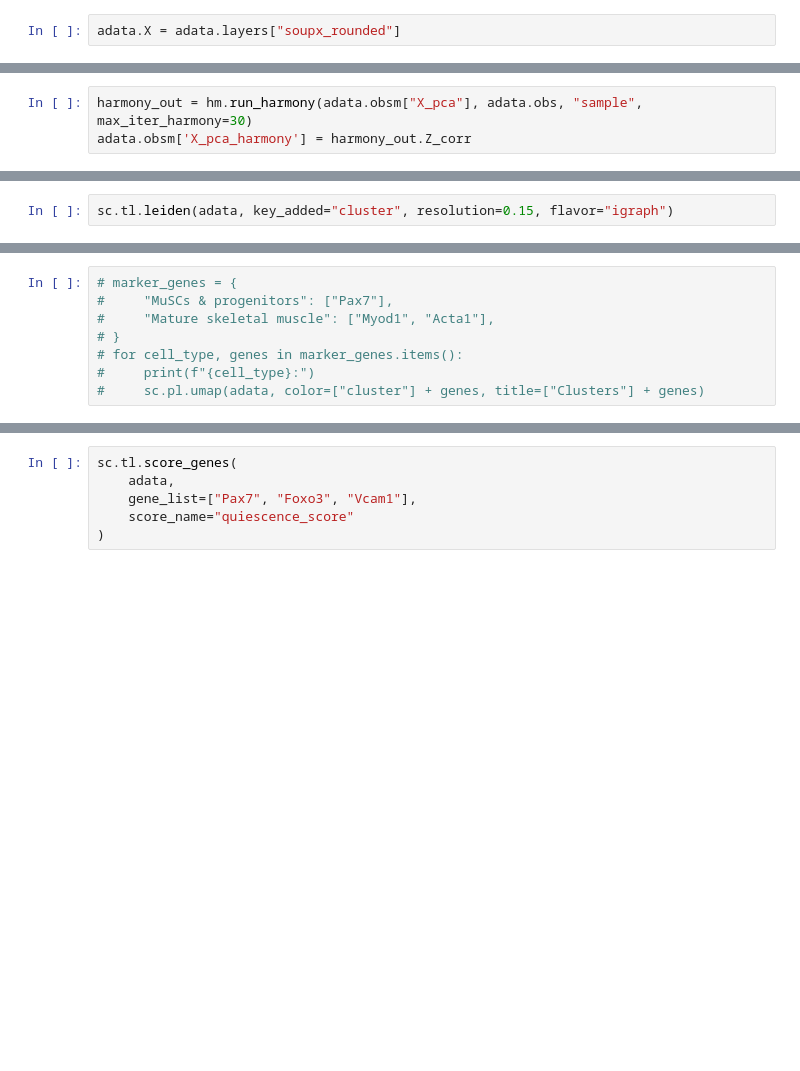
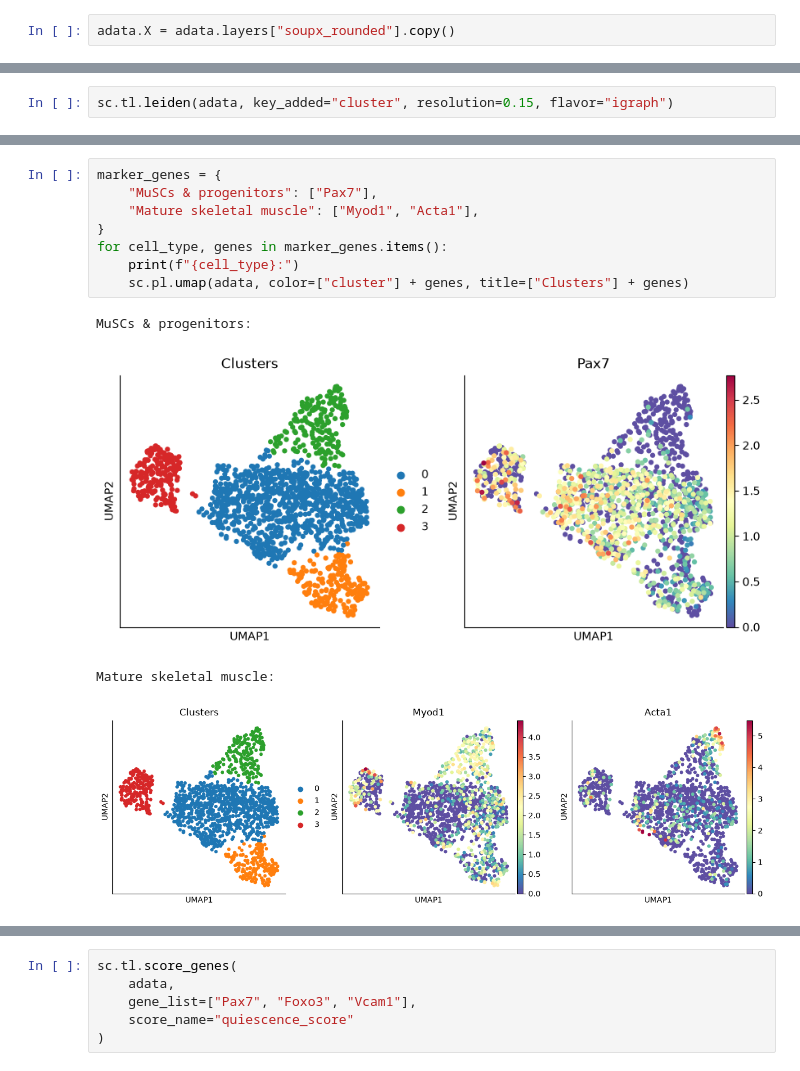
Before and after one commit to CBC-UCONN/Single-Cell-Transcriptomics, a Jupyter notebook: micheli_mouse_muscle/scripts/10_pseudotime.ipynb, the cells around one changed output, grey strips where cells are left out. Saved outputs shown, nothing was run; the diff lists cells and outputs as text; blank space fills up the shorter version.

```diff
--- a/micheli_mouse_muscle/scripts/10_pseudotime.ipynb
+++ b/micheli_mouse_muscle/scripts/10_pseudotime.ipynb
@@ -12,6 +12,6 @@ adata = sc.read("../results/adata/09-annotation.h5ad")
 # %%
 adata = adata[adata.obs["cell_type"] == "muscle"].copy()
 # %%
-adata.X = adata.layers["soupx_rounded"]
+adata.X = adata.layers["soupx_rounded"].copy()
 # %%
 adata.obs["sample"].value_counts()
@@ -37,3 +64,0 @@ sc.pl.pca_scatter(adata, color="sample", components=["1,2", "3,4"])
-# %%
-harmony_out = hm.run_harmony(adata.obsm["X_pca"], adata.obs, "sample", max_iter_harmony=30)
-adata.obsm['X_pca_harmony'] = harmony_out.Z_corr
@@ -52,10 +79,15 @@ sc.pl.umap(adata, color="cluster", legend_loc="on data")
 # %%
-# marker_genes = {
-#     "MuSCs & progenitors": ["Pax7"],
-#     "Mature skeletal muscle": ["Myod1", "Acta1"],
-# }
-# for cell_type, genes in marker_genes.items():
-#     print(f"{cell_type}:")
-#     sc.pl.umap(adata, color=["cluster"] + genes, title=["Clusters"] + genes)
+marker_genes = {
+    "MuSCs & progenitors": ["Pax7"],
+    "Mature skeletal muscle": ["Myod1", "Acta1"],
+}
+for cell_type, genes in marker_genes.items():
+    print(f"{cell_type}:")
+    sc.pl.umap(adata, color=["cluster"] + genes, title=["Clusters"] + genes)
+# %% [output]
+MuSCs & progenitors:
+[figure, added]
+Mature skeletal muscle:
+[figure, added]
 # %%
 sc.pl.umap(adata, color="day", mask_obs=(adata.obs["day"] == 0))
```
Also changed, not shown: parts of 46 cells of this notebook, 8 other files.
